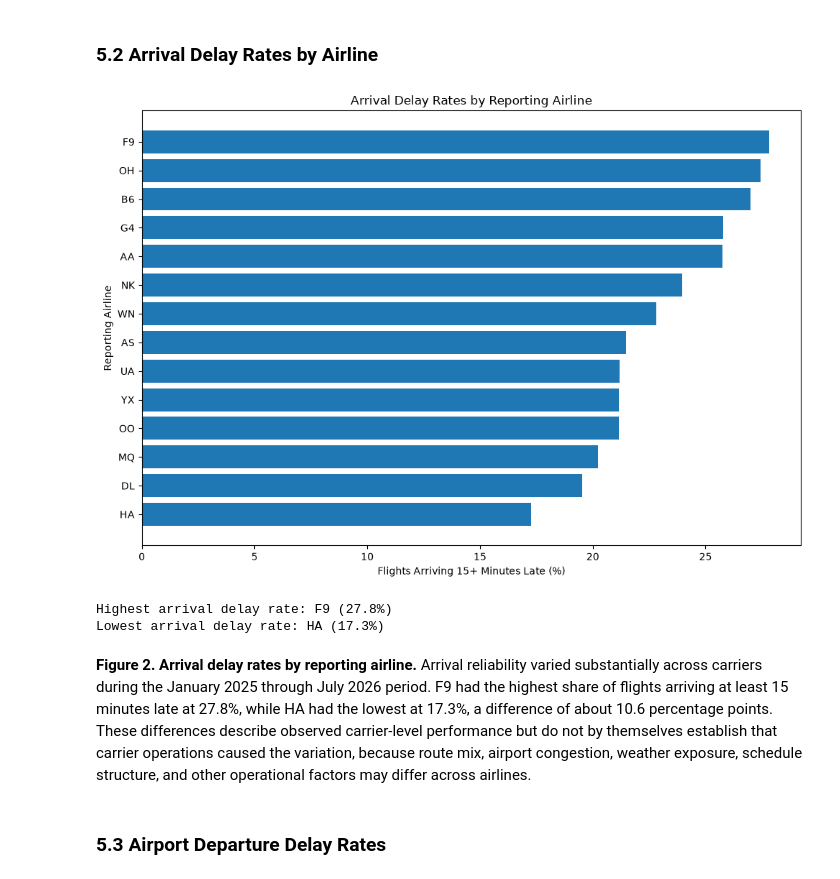
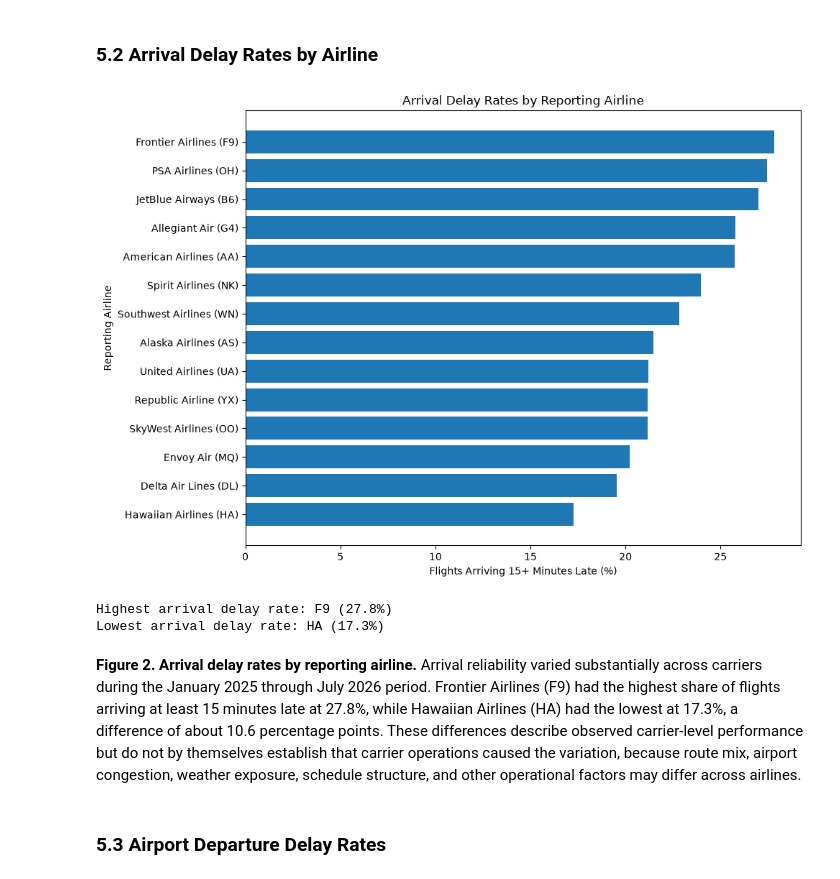
Before and after one commit to ashlabs/ai-programming-foundations-project, a Jupyter notebook: data_workflow.ipynb, the cells around one changed output. Saved outputs shown, nothing was run; the diff lists cells and outputs as text; code cells hidden in the pictures.

Commit message:
Finalize airline performance analysis notebook

```diff
--- a/data_workflow.ipynb
+++ b/data_workflow.ipynb
@@ -610,13 +780,13 @@ def summarise_delay_causes(df):
         for column in delay_cause_columns
     }
 # %%
-def summarise_airport_delay_causes(df):
-    """Summarise attributed delay minutes by origin airport.
+def summarize_airport_delay_causes(df):
+    """Summarize attributed delay minutes by origin airport.
 
     Parameters
     ----------
     df : pandas.DataFrame
-        Cleaned BTS flight records to summarise.
+        Cleaned BTS flight records to summarize.
 
     Returns
     -------
@@ -1047,46 +1212,64 @@ Lowest arrival delay rate: September 2025 (16.6%)
 **Figure 1. Monthly flight delay rates.** Departure and arrival delay rates varied substantially over the analysis period and generally moved together. The arrival delay rate reached its highest value in July 2025 at 28.9% and its lowest value in September 2025 at 16.6%, a difference of 12.3 percentage points. Elevated delay rates are visible during June and July in both years, while December 2025 also shows a pronounced increase. The repeated summer pattern suggests that seasonality may contribute to operational reliability, although the 19-month analysis period is too short to establish a long-term seasonal relationship.
 # %% [markdown]
 ### 5.2 Arrival Delay Rates by Airline
+# %%
+# From official BTS airline-code lookup: https://www.bts.gov/topics/airlines-and-airports/airline-codes
+carrier_names = {
+    "9E": "Endeavor Air (9E)",
+    "AA": "American Airlines (AA)",
+    "AS": "Alaska Airlines (AS)",
+    "B6": "JetBlue Airways (B6)",
+    "DL": "Delta Air Lines (DL)",
+    "F9": "Frontier Airlines (F9)",
+    "G4": "Allegiant Air (G4)",
+    "HA": "Hawaiian Airlines (HA)",
+    "MQ": "Envoy Air (MQ)",
+    "NK": "Spirit Airlines (NK)",
+    "OH": "PSA Airlines (OH)",
+    "OO": "SkyWest Airlines (OO)",
+    "UA": "United Airlines (UA)",
+    "WN": "Southwest Airlines (WN)",
+    "YX": "Republic Airline (YX)"
+}
 # %%
 carrier_plot_df = (
     carrier_performance_df
     .sort_values("arrival_delay_rate", ascending=True)
     .copy()
+)
+
+carrier_plot_df["carrier_label"] = (
+    carrier_plot_df["Reporting_Airline"]
+    .map(carrier_names)
+    .fillna(carrier_plot_df["Reporting_Airline"])
 )
 
 carrier_plot_df["arrival_delay_pct"] = (
     carrier_plot_df["arrival_delay_rate"] * 100
 )
 
 plt.figure(figsize=(10, 7))
 
 plt.barh(
-    carrier_plot_df["Reporting_Airline"],
+    carrier_plot_df["carrier_label"],
     carrier_plot_df["arrival_delay_pct"],
 )
 
 plt.title("Arrival Delay Rates by Reporting Airline")
 plt.xlabel("Flights Arriving 15+ Minutes Late (%)")
 plt.ylabel("Reporting Airline")
 
 plt.tight_layout()
 
 plt.savefig(
     PROJECT_ROOT / "figures" / "carrier_arrival_delay_rates.png",
     dpi=300,
     bbox_inches="tight",
 )
 
-plt.savefig(
-    PROJECT_ROOT / "figures" / "arrival_delay_rates_by_carrier.png",
-    dpi=300,
-    bbox_inches="tight",
-)
-
-
 plt.show()
 # %% [output]
-[figure, old version]
+[figure, new version]
 # %%
 highest_carrier_delay = carrier_performance_df.loc[
     carrier_performance_df["arrival_delay_rate"].idxmax()
@@ -1111,7 +1294,7 @@ print(
 Highest arrival delay rate: F9 (27.8%)
 Lowest arrival delay rate: HA (17.3%)
 # %% [markdown]
-**Figure 2. Arrival delay rates by reporting airline.** Arrival reliability varied substantially across carriers during the January 2025 through July 2026 period. F9 had the highest share of flights arriving at least 15 minutes late at 27.8%, while HA had the lowest at 17.3%, a difference of about 10.6 percentage points. These differences describe observed carrier-level performance but do not by themselves establish that carrier operations caused the variation, because route mix, airport congestion, weather exposure, schedule structure, and other operational factors may differ across airlines.
+**Figure 2. Arrival delay rates by reporting airline.** Arrival reliability varied substantially across carriers during the January 2025 through July 2026 period. Frontier Airlines (F9) had the highest share of flights arriving at least 15 minutes late at 27.8%, while Hawaiian Airlines (HA) had the lowest at 17.3%, a difference of about 10.6 percentage points. These differences describe observed carrier-level performance but do not by themselves establish that carrier operations caused the variation, because route mix, airport congestion, weather exposure, schedule structure, and other operational factors may differ across airlines.
 # %% [markdown]
 ### 5.3 Airport Departure Delay Rates
 # %%
```
Also changed, not shown: parts of 47 cells of this notebook, 3 other files.
